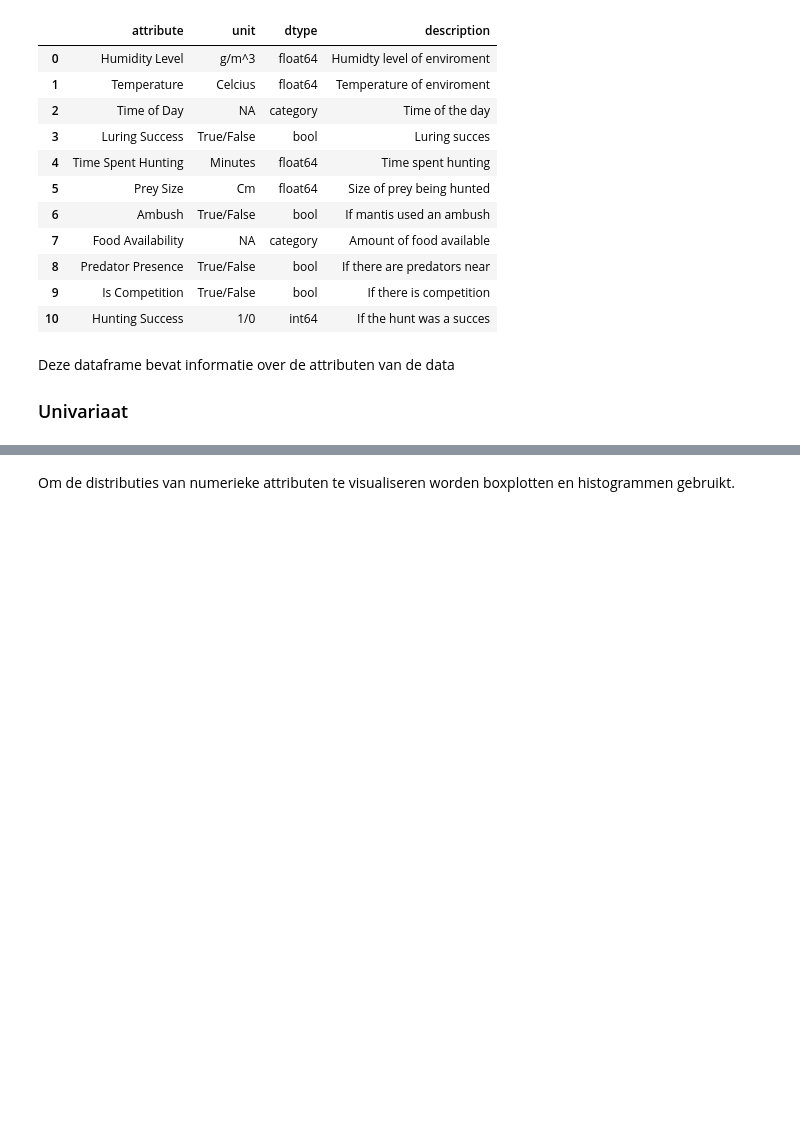
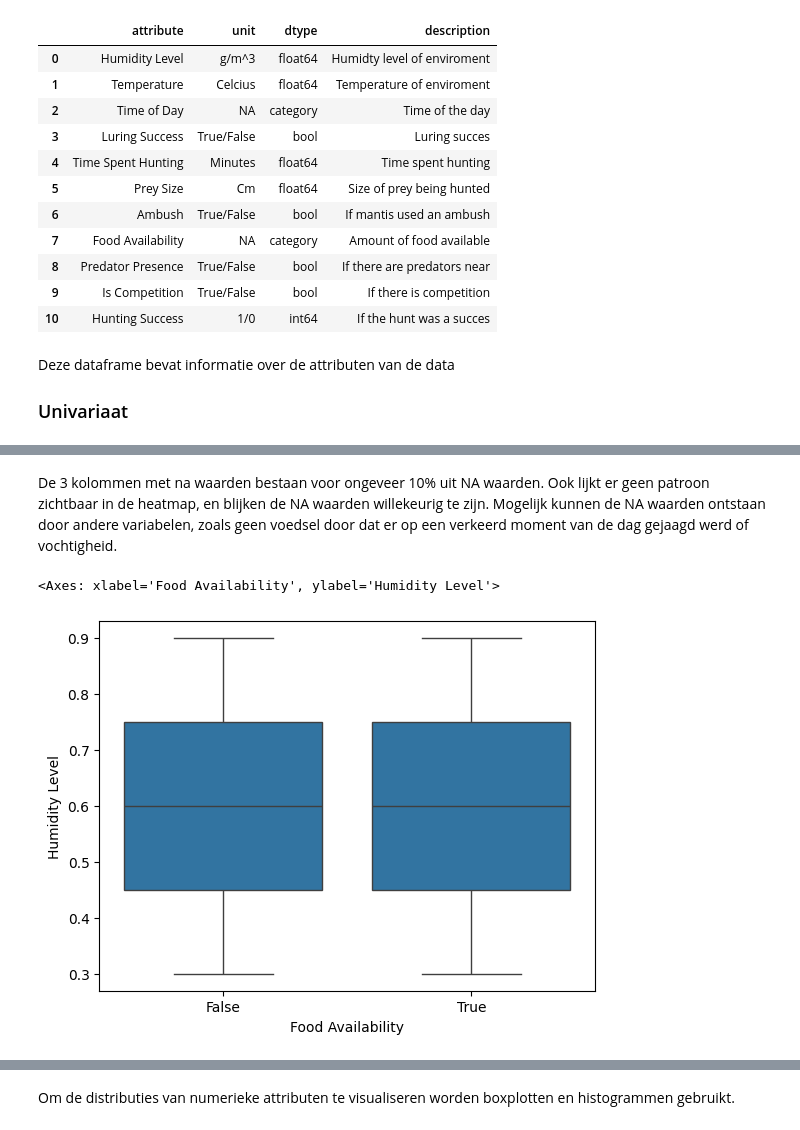
Before and after one commit to RamonReilman/hunting_mantis_ml, a Jupyter notebook: EDA.ipynb, the cells around one changed output, grey strips where cells are left out. Cells and saved outputs as stored; diff of their text form; code cells hidden in the pictures; blank space fills up the shorter version.

```diff
--- a/EDA.ipynb
+++ b/EDA.ipynb
@@ -81,0 +115,9 @@ def by_unit(*units):
+# %% [markdown]
+De 3 kolommen met na waarden bestaan voor ongeveer 10% uit NA waarden.
+Ook lijkt er geen patroon zichtbaar in de heatmap, en blijken de NA waarden willekeurig te zijn.
+Mogelijk kunnen de NA waarden ontstaan door andere variabelen, zoals geen voedsel door dat er op een verkeerd moment van de dag gejaagd werd of vochtigheid.
+# %%
+sns.boxplot(x = hunting_data["Food Availability"].isna(), y = hunting_data["Humidity Level"])
+# %% [output]
+<Axes: xlabel='Food Availability', ylabel='Humidity Level'>
+[figure, added]
```
Also changed, not shown: parts of 54 cells of this notebook, 3 other files.
